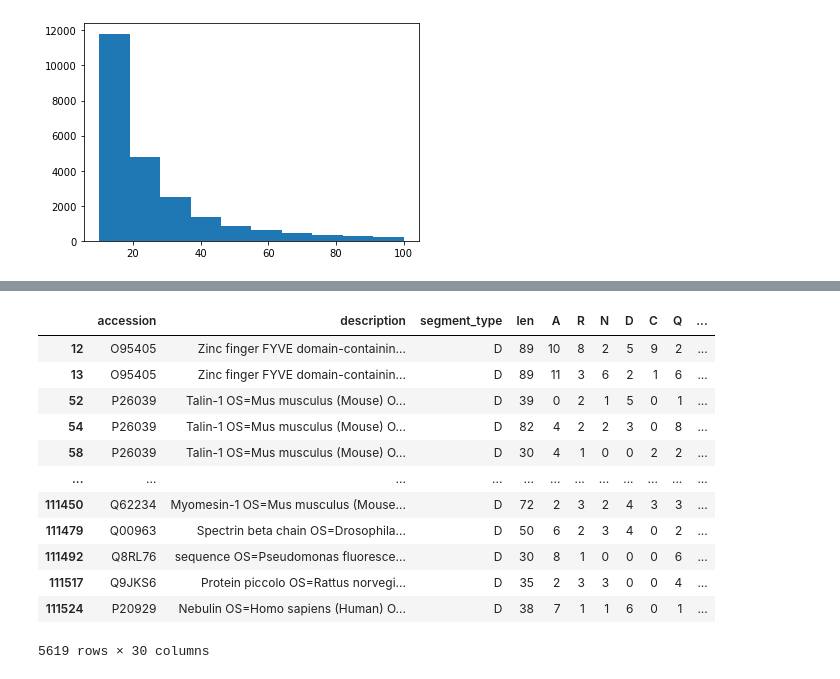
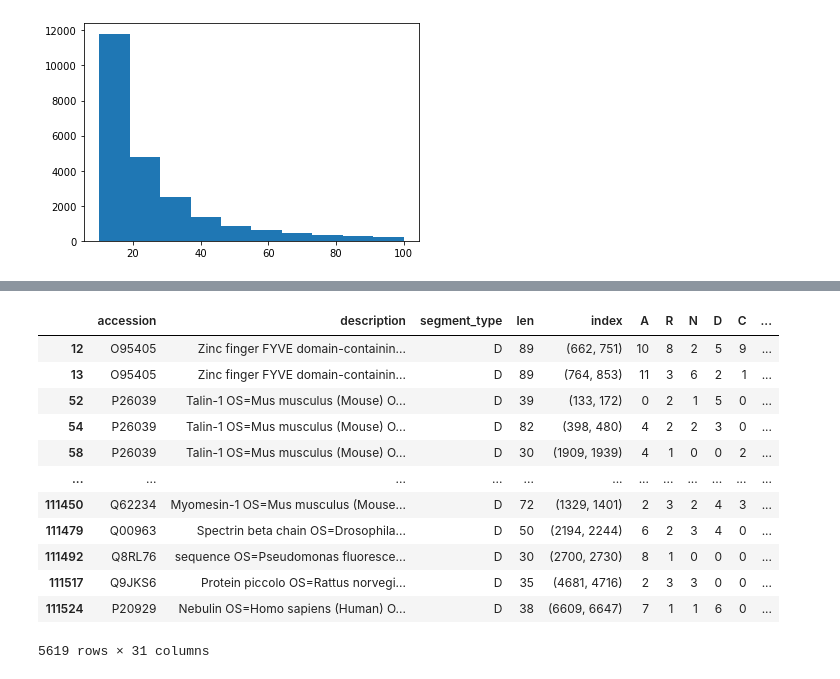
Before and after one commit to Discovery-IDRs/predIDR, a Jupyter notebook: analysis/inpainting_exploration.ipynb, the cells around one changed output, grey strips where cells are left out. Cells and saved outputs as stored; diff of their text form; code cells hidden in the pictures.

```diff
--- a/analysis/inpainting_exploration.ipynb
+++ b/analysis/inpainting_exploration.ipynb
@@ -175,16 +136,16 @@ plt.hist(disless70['len'])
-# %%
-disless70
-# %% [output]
-|  | accession | description | segment_type | len | A | R | N | D | C | Q | ... |
-| 12 | O95405 | Zinc finger FYVE domain-containin... | D | 89 | 10 | 8 | 2 | 5 | 9 | 2 | ... |
-| 13 | O95405 | Zinc finger FYVE domain-containin... | D | 89 | 11 | 3 | 6 | 2 | 1 | 6 | ... |
-| 52 | P26039 | Talin-1 OS=Mus musculus (Mouse) O... | D | 39 | 0 | 2 | 1 | 5 | 0 | 1 | ... |
-| 54 | P26039 | Talin-1 OS=Mus musculus (Mouse) O... | D | 82 | 4 | 2 | 2 | 3 | 0 | 8 | ... |
-| 58 | P26039 | Talin-1 OS=Mus musculus (Mouse) O... | D | 30 | 4 | 1 | 0 | 0 | 2 | 2 | ... |
-| ... | ... | ... | ... | ... | ... | ... | ... | ... | ... | ... | ... |
-| 111450 | Q62234 | Myomesin-1 OS=Mus musculus (Mouse... | D | 72 | 2 | 3 | 2 | 4 | 3 | 3 | ... |
-| 111479 | Q00963 | Spectrin beta chain OS=Drosophila... | D | 50 | 6 | 2 | 3 | 4 | 0 | 2 | ... |
-| 111492 | Q8RL76 | sequence OS=Pseudomonas fluoresce... | D | 30 | 8 | 1 | 0 | 0 | 0 | 6 | ... |
-| 111517 | Q9JKS6 | Protein piccolo OS=Rattus norvegi... | D | 35 | 2 | 3 | 3 | 0 | 0 | 4 | ... |
-| 111524 | P20929 | Nebulin OS=Homo sapiens (Human) O... | D | 38 | 7 | 1 | 1 | 6 | 0 | 1 | ... |
-5619 rows × 30 columns
+# %%
+disless90
+# %% [output]
+|  | accession | description | segment_type | len | index | A | R | N | D | C | ... |
+| 12 | O95405 | Zinc finger FYVE domain-containin... | D | 89 | (662, 751) | 10 | 8 | 2 | 5 | 9 | ... |
+| 13 | O95405 | Zinc finger FYVE domain-containin... | D | 89 | (764, 853) | 11 | 3 | 6 | 2 | 1 | ... |
+| 52 | P26039 | Talin-1 OS=Mus musculus (Mouse) O... | D | 39 | (133, 172) | 0 | 2 | 1 | 5 | 0 | ... |
+| 54 | P26039 | Talin-1 OS=Mus musculus (Mouse) O... | D | 82 | (398, 480) | 4 | 2 | 2 | 3 | 0 | ... |
+| 58 | P26039 | Talin-1 OS=Mus musculus (Mouse) O... | D | 30 | (1909, 1939) | 4 | 1 | 0 | 0 | 2 | ... |
+| ... | ... | ... | ... | ... | ... | ... | ... | ... | ... | ... | ... |
+| 111450 | Q62234 | Myomesin-1 OS=Mus musculus (Mouse... | D | 72 | (1329, 1401) | 2 | 3 | 2 | 4 | 3 | ... |
+| 111479 | Q00963 | Spectrin beta chain OS=Drosophila... | D | 50 | (2194, 2244) | 6 | 2 | 3 | 4 | 0 | ... |
+| 111492 | Q8RL76 | sequence OS=Pseudomonas fluoresce... | D | 30 | (2700, 2730) | 8 | 1 | 0 | 0 | 0 | ... |
+| 111517 | Q9JKS6 | Protein piccolo OS=Rattus norvegi... | D | 35 | (4681, 4716) | 2 | 3 | 3 | 0 | 0 | ... |
+| 111524 | P20929 | Nebulin OS=Homo sapiens (Human) O... | D | 38 | (6609, 6647) | 7 | 1 | 1 | 6 | 0 | ... |
+5619 rows × 31 columns
```
Also changed, not shown: parts of 8 cells of this notebook.
